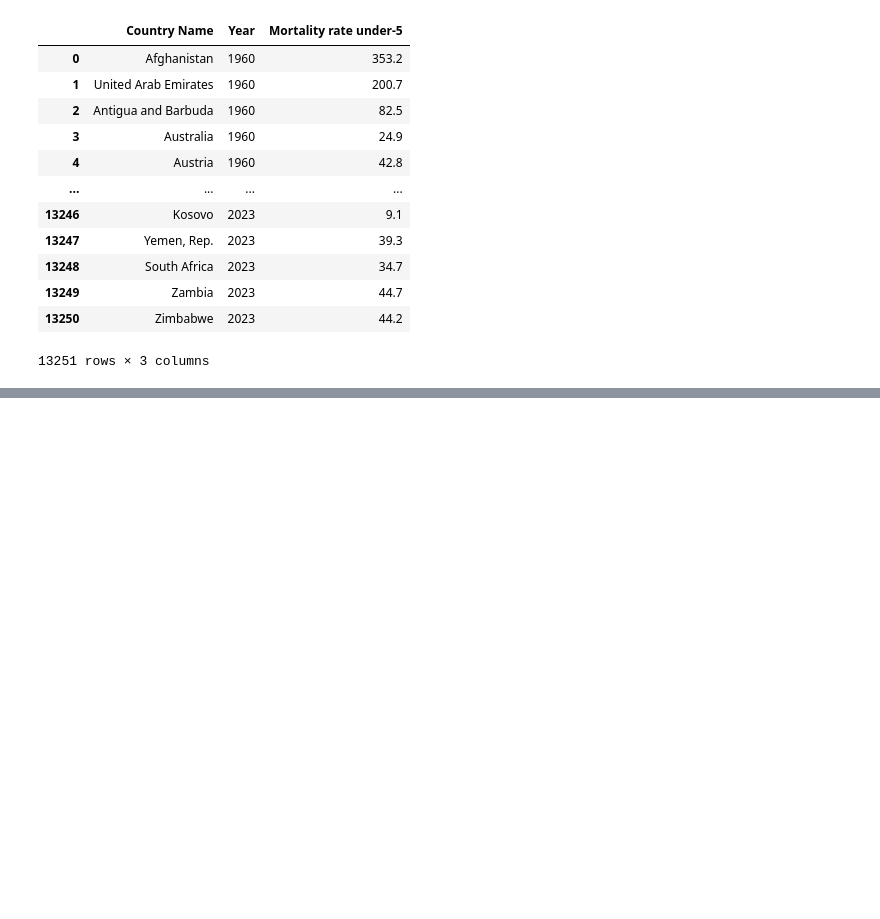
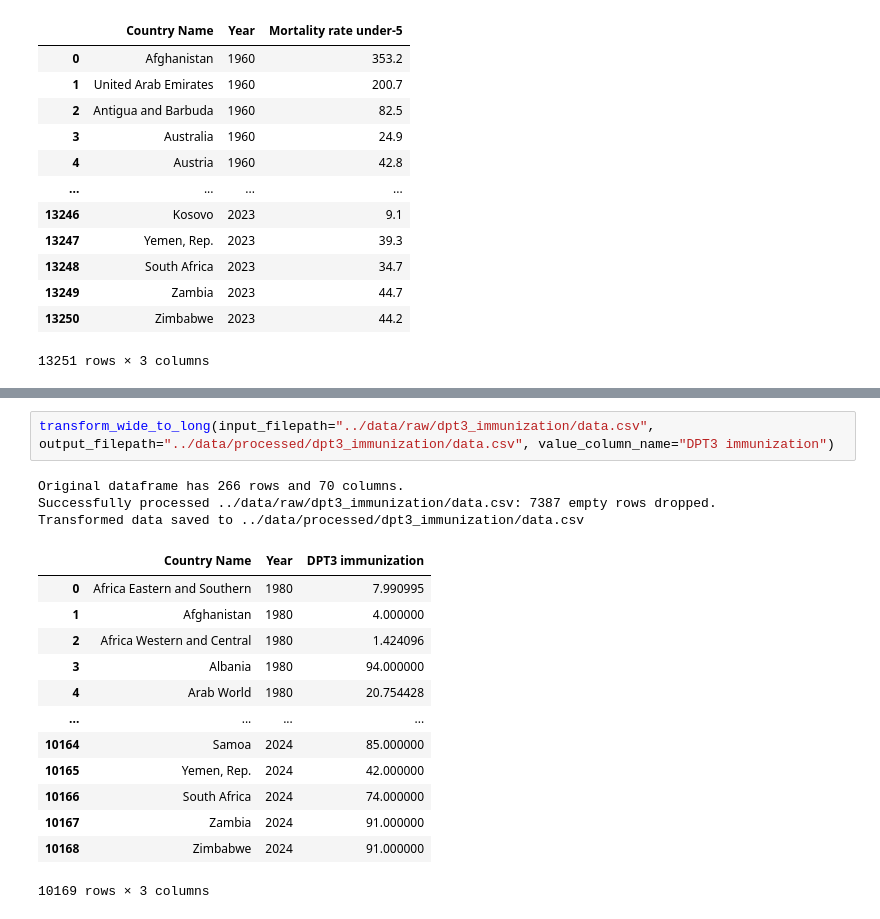
Before and after one commit to s-hreya-riram/sustainable-development-goals-modeling, a Jupyter notebook: jupyter_notebook/raw_data_restructuring.ipynb, the cells around one changed output, grey strips where cells are left out. Cells and saved outputs as stored; diff of their text form; blank space fills up the shorter version.

```diff
--- a/jupyter_notebook/raw_data_restructuring.ipynb
+++ b/jupyter_notebook/raw_data_restructuring.ipynb
@@ -204 +232,20 @@ df = pd.read_csv("../data/raw/income_classification/data.csv")
 df[["Country Name", "Year", "Income classification"]].to_csv("../data/processed/income_classification/data.csv", index=False)
+# %%
+transform_wide_to_long(input_filepath="../data/raw/dpt3_immunization/data.csv", output_filepath="../data/processed/dpt3_immunization/data.csv", value_column_name="DPT3 immunization")
+# %% [output]
+Original dataframe has 266 rows and 70 columns.
+Successfully processed ../data/raw/dpt3_immunization/data.csv: 7387 empty rows dropped.
+Transformed data saved to ../data/processed/dpt3_immunization/data.csv
+|  | Country Name | Year | DPT3 immunization |
+| 0 | Africa Eastern and Southern | 1980 | 7.990995 |
+| 1 | Afghanistan | 1980 | 4.000000 |
+| 2 | Africa Western and Central | 1980 | 1.424096 |
+| 3 | Albania | 1980 | 94.000000 |
+| 4 | Arab World | 1980 | 20.754428 |
+| ... | ... | ... | ... |
+| 10164 | Samoa | 2024 | 85.000000 |
+| 10165 | Yemen, Rep. | 2024 | 42.000000 |
+| 10166 | South Africa | 2024 | 74.000000 |
+| 10167 | Zambia | 2024 | 91.000000 |
+| 10168 | Zimbabwe | 2024 | 91.000000 |
+10169 rows × 3 columns
```
Also changed, not shown: parts of 1 cell of this notebook, 5 other files.
